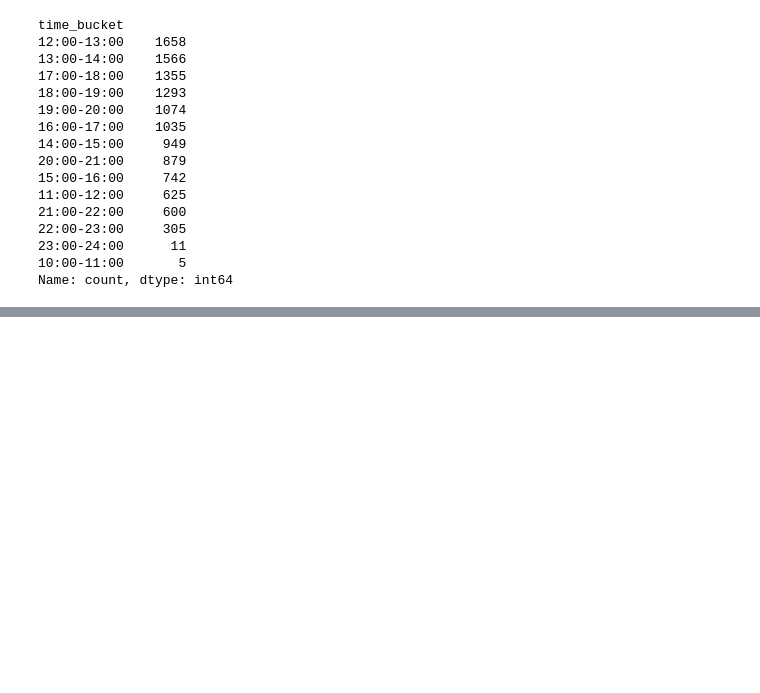
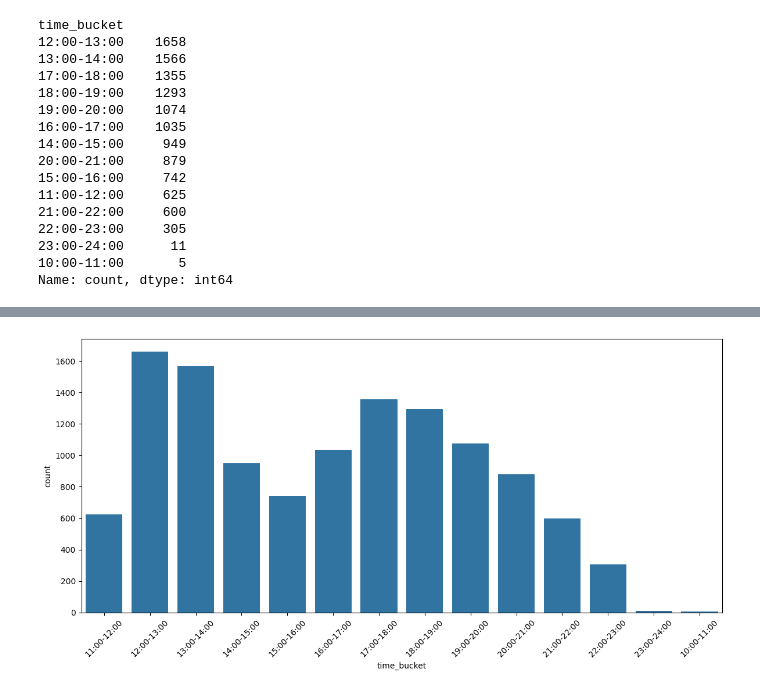
Before and after one commit to YaniaNada/Cafeteria_Analysis_OptiMeal_Project, a Jupyter notebook: exploratory_analysis.ipynb, the cells around one changed output, grey strips where cells are left out. Saved outputs shown, nothing was run; the diff lists cells and outputs as text; code cells hidden in the pictures; blank space fills up the shorter version.

```diff
--- a/exploratory_analysis.ipynb
+++ b/exploratory_analysis.ipynb
@@ -202 +184,9 @@ Name: count, dtype: int64
+# %%
+plt.figure(figsize=(12, 6))
+sns.countplot(data=merged_df, x='time_bucket')
+plt.xticks(rotation=45)
+plt.tight_layout()
+plt.show()
+# %% [output]
+[figure, added]
 # %%
```
Also changed, not shown: parts of 7 cells of this notebook.
